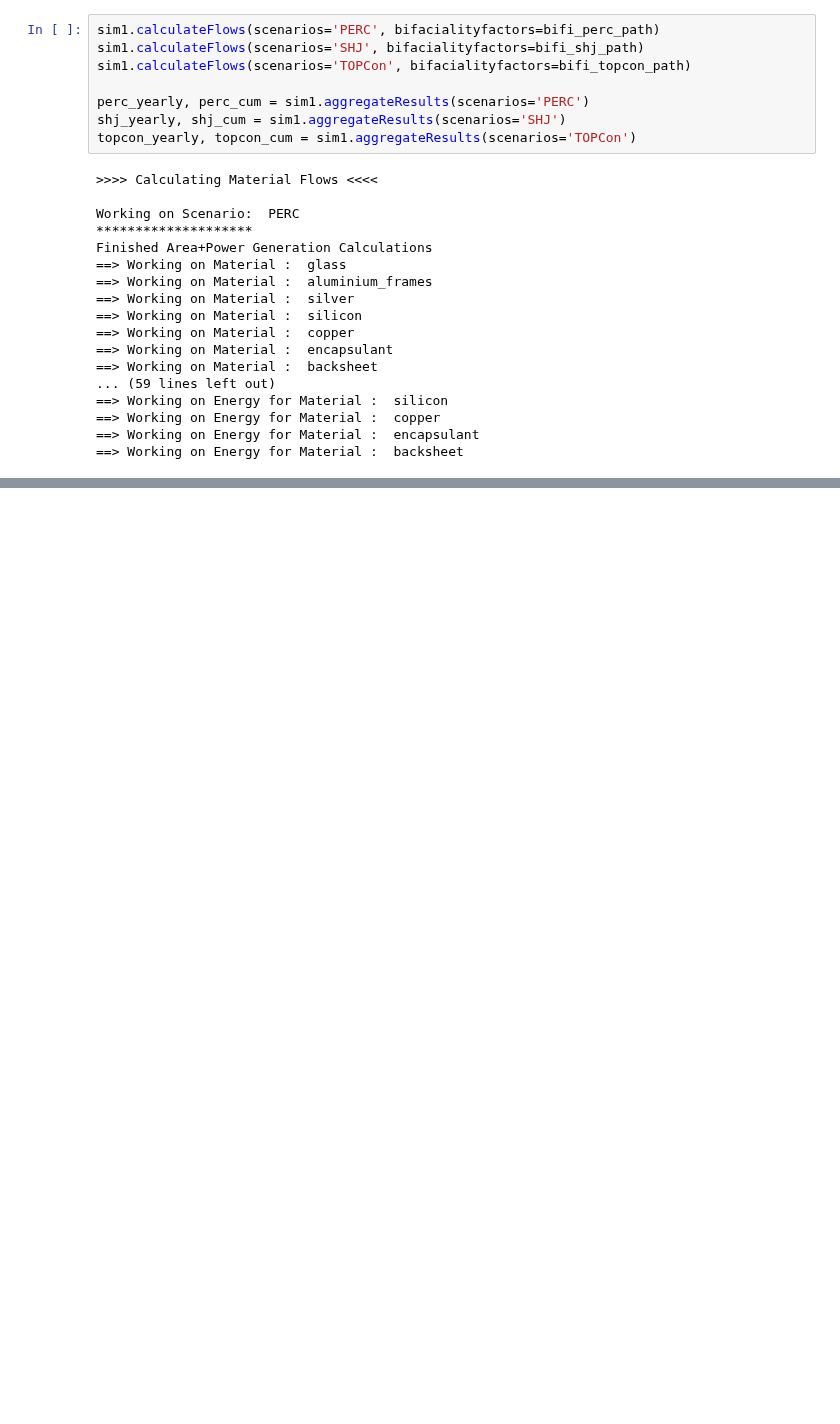
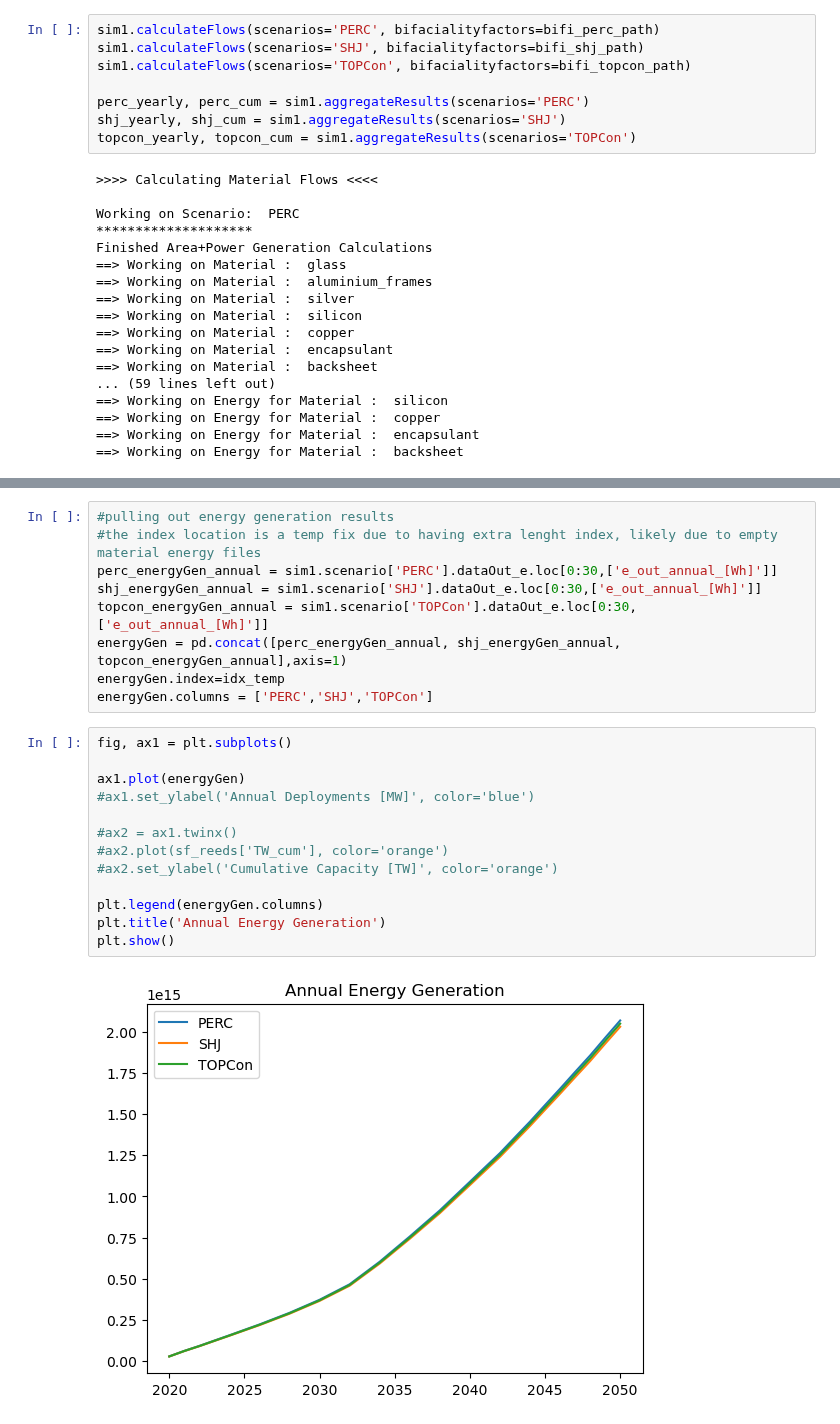
Before and after one commit to NREL/PV_ICE, a Jupyter notebook: docs/tutorials/16 - PERC vs SHJ vs TOPCon.ipynb, the cells around one changed output, grey strips where cells are left out. Cells and saved outputs as stored; diff of their text form; blank space fills up the shorter version.

Commit message:
tweaks
something doesn't look right on energy generation

```diff
--- a/docs/tutorials/16 - PERC vs SHJ vs TOPCon.ipynb
+++ b/docs/tutorials/16 - PERC vs SHJ vs TOPCon.ipynb
@@ -426,0 +386,24 @@ plt.show()
+# %%
+#pulling out energy generation results
+#the index location is a temp fix due to having extra lenght index, likely due to empty material energy files
+perc_energyGen_annual = sim1.scenario['PERC'].dataOut_e.loc[0:30,['e_out_annual_[Wh]']]
+shj_energyGen_annual = sim1.scenario['SHJ'].dataOut_e.loc[0:30,['e_out_annual_[Wh]']]
+topcon_energyGen_annual = sim1.scenario['TOPCon'].dataOut_e.loc[0:30,['e_out_annual_[Wh]']]
+energyGen = pd.concat([perc_energyGen_annual, shj_energyGen_annual, topcon_energyGen_annual],axis=1)
+energyGen.index=idx_temp
+energyGen.columns = ['PERC','SHJ','TOPCon']
+# %%
+fig, ax1 = plt.subplots()
+
+ax1.plot(energyGen)
+#ax1.set_ylabel('Annual Deployments [MW]', color='blue')
+
+#ax2 = ax1.twinx()
+#ax2.plot(sf_reeds['TW_cum'], color='orange')
+#ax2.set_ylabel('Cumulative Capacity [TW]', color='orange')
+
+plt.legend(energyGen.columns)
+plt.title('Annual Energy Generation')
+plt.show()
+# %% [output]
+[figure, added]
```
Also changed, not shown: parts of 27 cells of this notebook, 2 other files.
